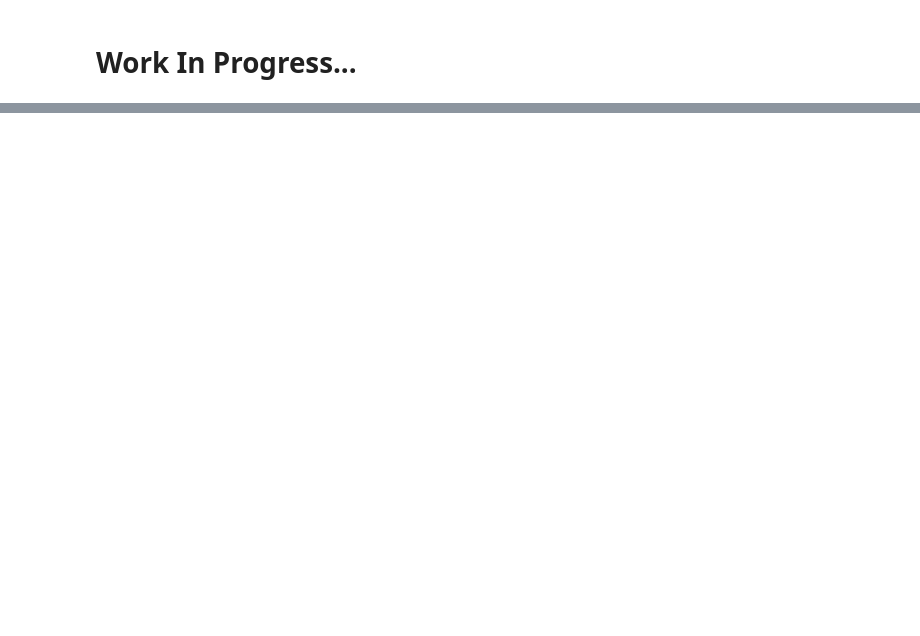
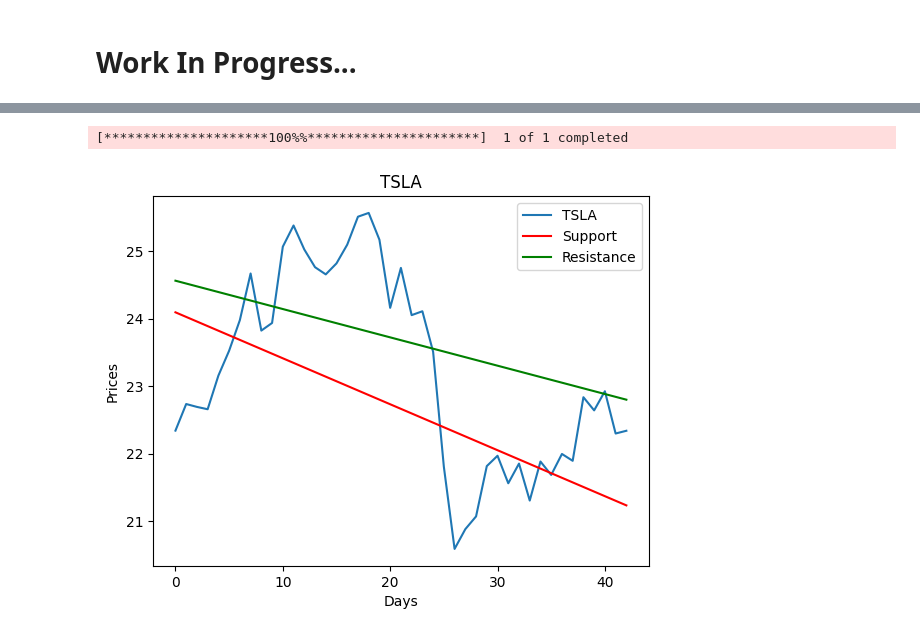
Before and after one commit to chanduvkp/CristalBall, a Jupyter notebook: Stock_Analysis_Basics.ipynb, the cells around one changed output, grey strips where cells are left out. Saved outputs shown, nothing was run; the diff lists cells and outputs as text; code cells hidden in the pictures; blank space fills up the shorter version.

```diff
--- a/Stock_Analysis_Basics.ipynb
+++ b/Stock_Analysis_Basics.ipynb
@@ -334,0 +432,75 @@ Cluster 2: [15.10025012]
+# %%
+def pythag(pt1, pt2):
+    a_sq = (pt2[0] - pt1[0]) ** 2
+    b_sq = (pt2[1] - pt1[1]) ** 2
+    return sqrt(a_sq + b_sq)
+
+def regression_ceof(pts):
+    X = np.array([pt[0] for pt in pts]).reshape(-1, 1)
+    y = np.array([pt[1] for pt in pts])
+    model = LinearRegression()
+    model.fit(X, y)
+    return model.coef_[0], model.intercept_
+
+def local_min_max(pts):
+    local_min = []
+    local_max = []
+    prev_pts = [(0, pts[0]), (1, pts[1])]
+    for i in range(1, len(pts) - 1):
+        append_to = ''
+        if pts[i-1] > pts[i] < pts[i+1]:
+            append_to = 'min'
+        elif pts[i-1] < pts[i] > pts[i+1]:
+            append_to = 'max'
+        if append_to:
+            if local_min or local_max:
+                prev_distance = pythag(prev_pts[0], prev_pts[1]) * 0.5
+                curr_distance = pythag(prev_pts[1], (i, pts[i]))
+                if curr_distance >= prev_distance:
+                    prev_pts[0] = prev_pts[1]
+                    prev_pts[1] = (i, pts[i])
+                    if append_to == 'min':
+                        local_min.append((i, pts[i]))
+                    else:
+                        local_max.append((i, pts[i]))
+            else:
+                prev_pts[0] = prev_pts[1]
+                prev_pts[1] = (i, pts[i])
+                if append_to == 'min':
+                    local_min.append((i, pts[i]))
+                else:
+                    local_max.append((i, pts[i]))
+    return local_min, local_max
+
+symbol = 'TSLA'
+df_test = yf.download(symbol,'2017-05-29', '2017-07-30')
+#df = web.DataReader(symbol, 'yahoo', '2019-01-01', '2019-04-01')
+series = df_test['Close']
+series.index = np.arange(series.shape[0])
+
+month_diff = series.shape[0] // 30
+if month_diff == 0:
+    month_diff = 1
+
+smooth = int(2 * month_diff + 3)
+
+pts = savgol_filter(series, smooth, 3)
+
+local_min, local_max = local_min_max(pts)
+
+local_min_slope, local_min_int = regression_ceof(local_min)
+local_max_slope, local_max_int = regression_ceof(local_max)
+support = (local_min_slope * np.array(series.index)) + local_min_int
+resistance = (local_max_slope * np.array(series.index)) + local_max_int
+
+plt.title(symbol)
+plt.xlabel('Days')
+plt.ylabel('Prices')
+plt.plot(series, label=symbol)
+plt.plot(support, label='Support', c='r')
+plt.plot(resistance, label='Resistance', c='g')
+plt.legend()
+plt.show()
+# %% [output]
+[*********************100%%**********************]  1 of 1 completed
+[figure, added]
```
Also changed, not shown: parts of 33 cells of this notebook.
